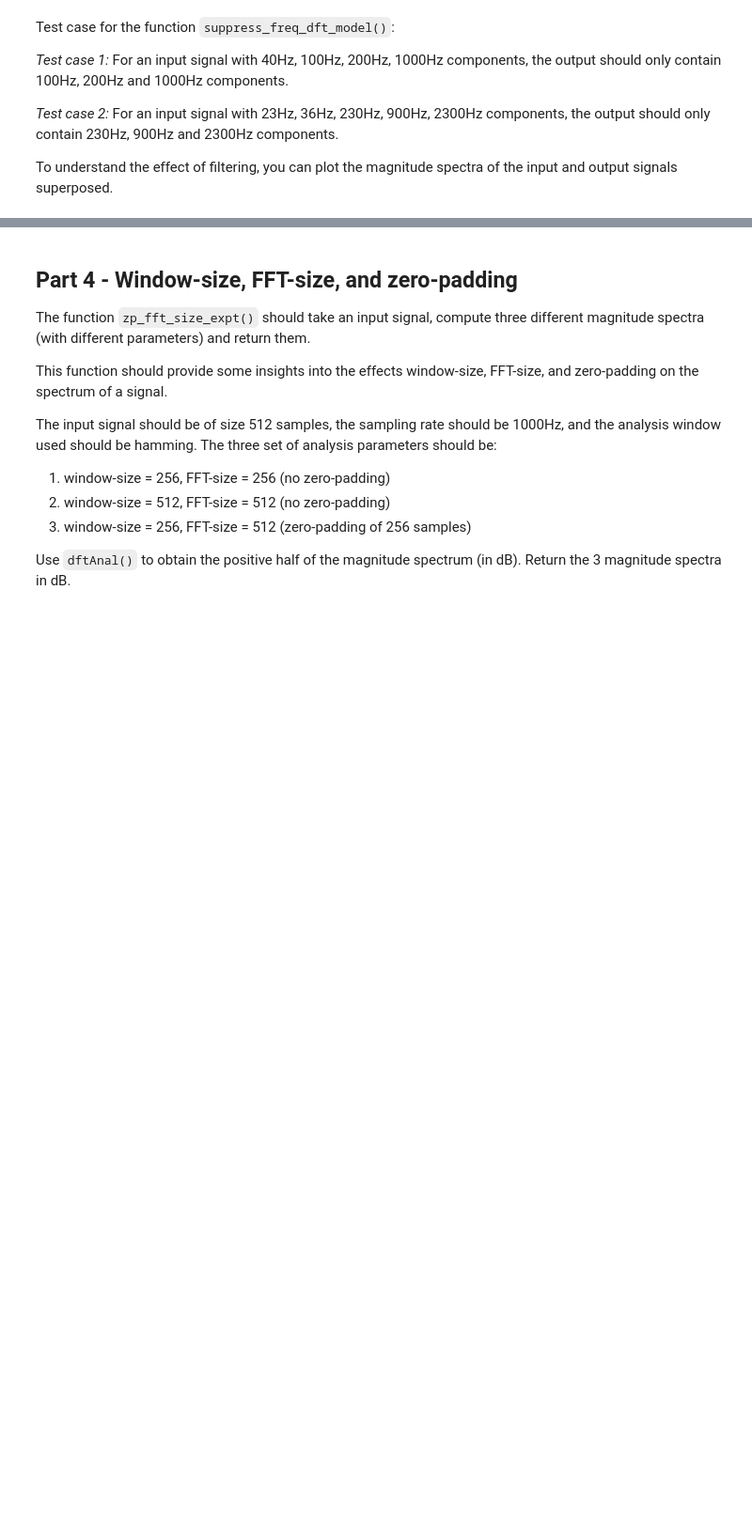
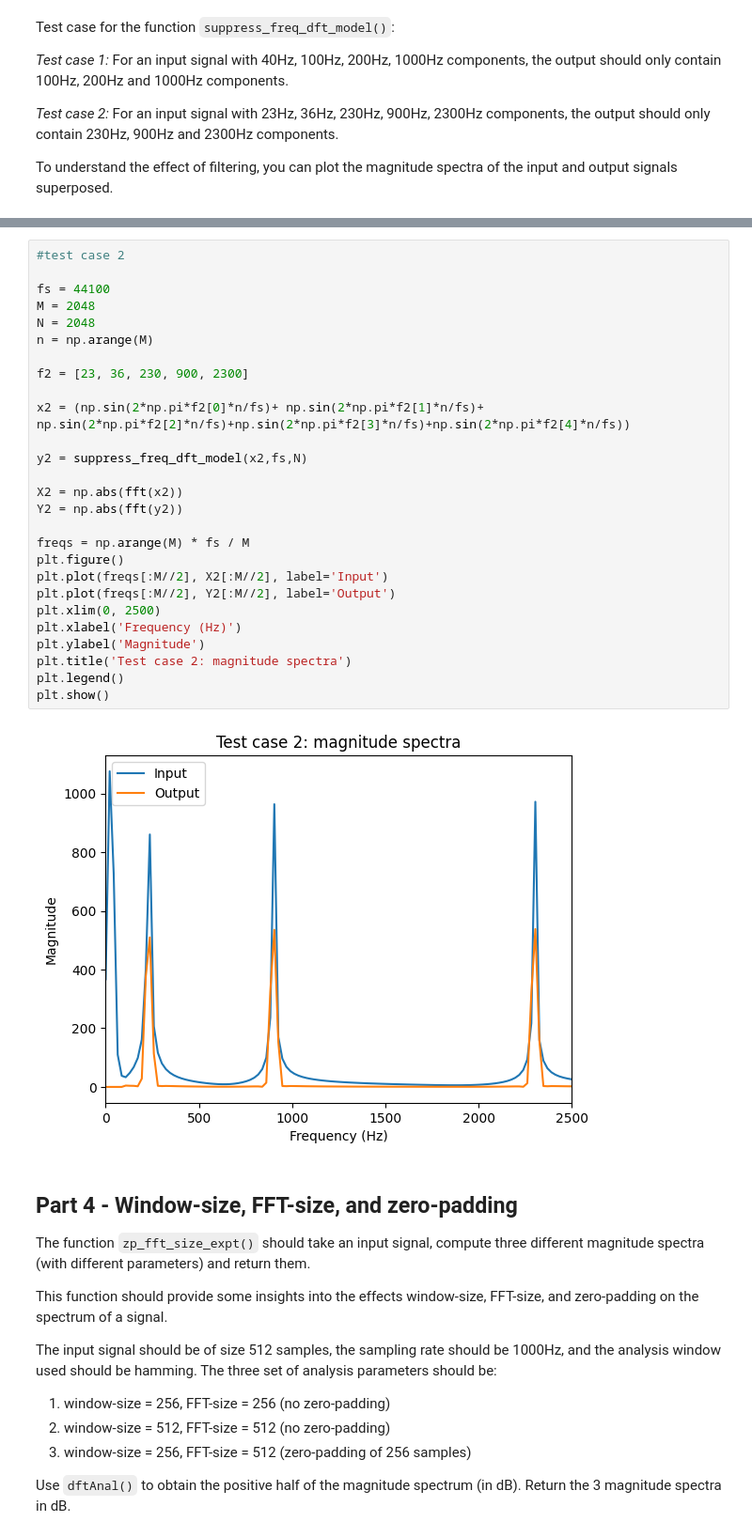
Before and after one commit to MarcosAmador335/sms-tools-materials, a Jupyter notebook: exercises/E3-Fourier-properties.ipynb, the cells around one changed output, grey strips where cells are left out. Shown at 94% size. Cells and saved outputs as stored; diff of their text form; blank space fills up the shorter version.

```diff
--- a/exercises/E3-Fourier-properties.ipynb
+++ b/exercises/E3-Fourier-properties.ipynb
@@ -292,3 +321,32 @@ To understand the effect of filtering, you can plot the magnitude spectra of the
+# %%
+#test case 2
+
+fs = 44100
+M = 2048
+N = 2048
+n = np.arange(M)
+
+f2 = [23, 36, 230, 900, 2300]
+
+x2 = (np.sin(2*np.pi*f2[0]*n/fs)+ np.sin(2*np.pi*f2[1]*n/fs)+ np.sin(2*np.pi*f2[2]*n/fs)+np.sin(2*np.pi*f2[3]*n/fs)+np.sin(2*np.pi*f2[4]*n/fs))
+
+y2 = suppress_freq_dft_model(x2,fs,N)
+
+X2 = np.abs(fft(x2))
+Y2 = np.abs(fft(y2))
+
+freqs = np.arange(M) * fs / M
+plt.figure()
+plt.plot(freqs[:M//2], X2[:M//2], label='Input')
+plt.plot(freqs[:M//2], Y2[:M//2], label='Output')
+plt.xlim(0, 2500)
+plt.xlabel('Frequency (Hz)')
+plt.ylabel('Magnitude')
+plt.title('Test case 2: magnitude spectra')
+plt.legend()
+plt.show()
+# %% [output]
+[figure, added]
 # %% [markdown]
 ## Part 4 - Window-size, FFT-size, and zero-padding
 
```
Also changed, not shown: parts of 3 cells of this notebook.
